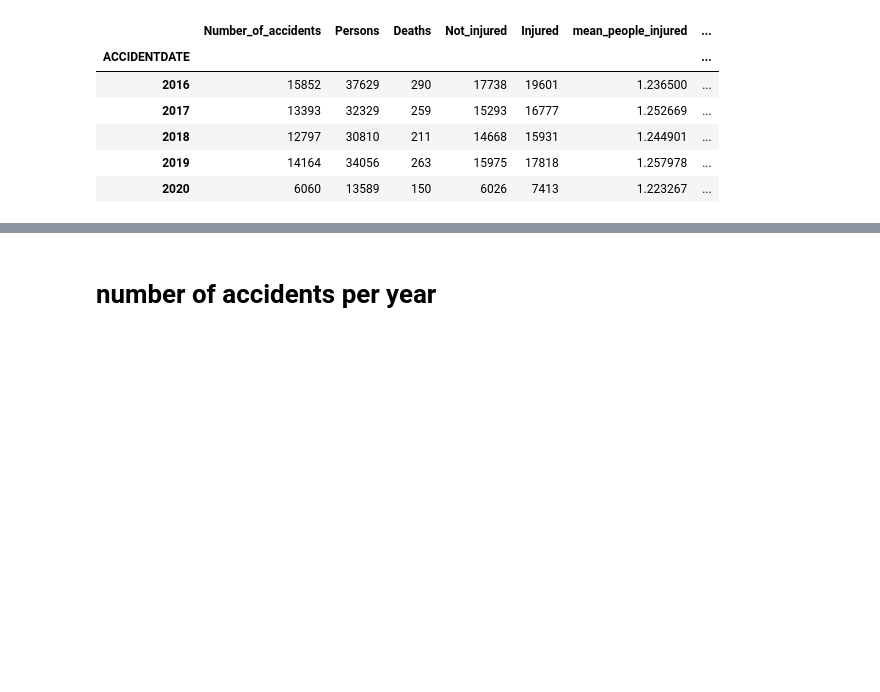
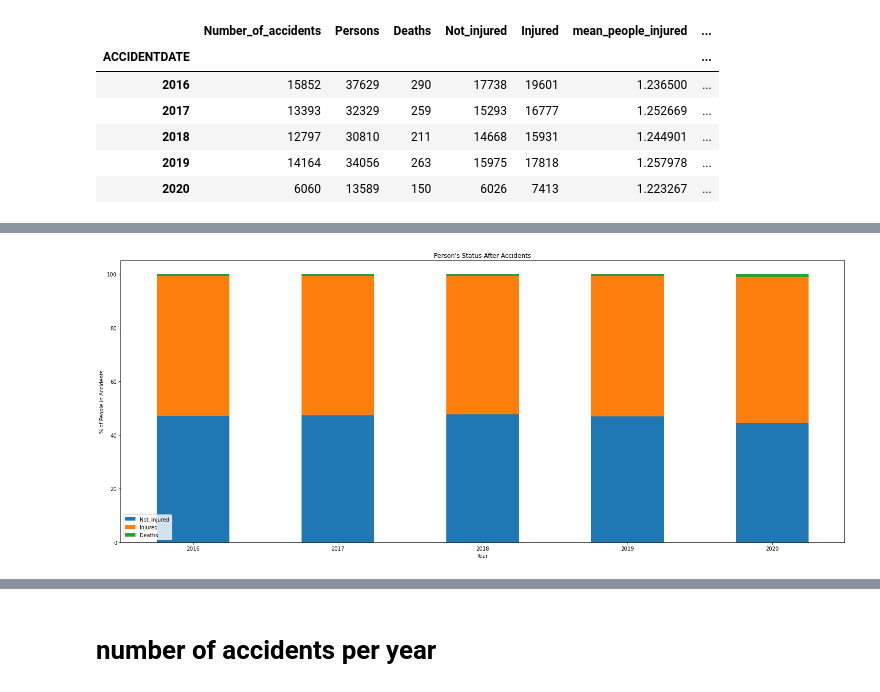
Before and after one commit to 0samvuong/Project-1, a Jupyter notebook: number_of_accidents_analysis.ipynb, the cells around one changed output, grey strips where cells are left out. Cells and saved outputs as stored; diff of their text form; code cells hidden in the pictures; blank space fills up the shorter version.

```diff
--- a/number_of_accidents_analysis.ipynb
+++ b/number_of_accidents_analysis.ipynb
@@ -113,0 +90,13 @@ sum_df_years
+# %%
+
+
+#creating a new DF which determines the percentage of people's status' (death,injured,not injured)
+ratio_people = sum_df_years[["Not_injured","Injured","Deaths"]].apply(lambda x: x*100/sum(x), axis=1)
+ratio_people[["Not_injured","Injured","Deaths"]].plot(kind="bar", stacked=True, figsize=(25,10))
+plt.xticks(rotation=0, horizontalalignment="center")
+plt.title("Person's Status After Accidents")
+plt.xlabel("Year")
+plt.ylabel("% of People in Accidents")
+plt.savefig("project_output/test.png")
+# %% [output]
+[figure, added]
```
Also changed, not shown: parts of 22 cells of this notebook, 4 other files.
